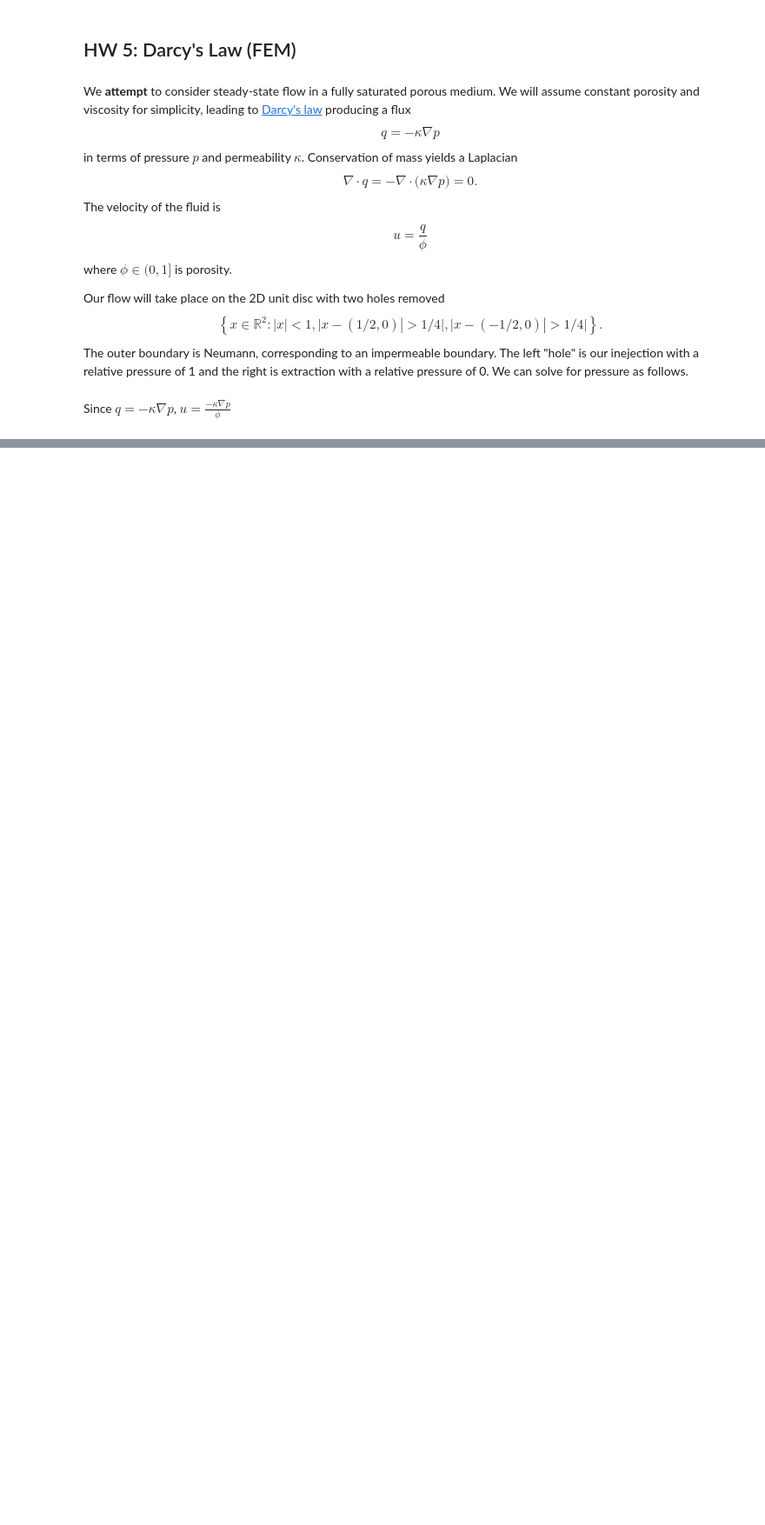
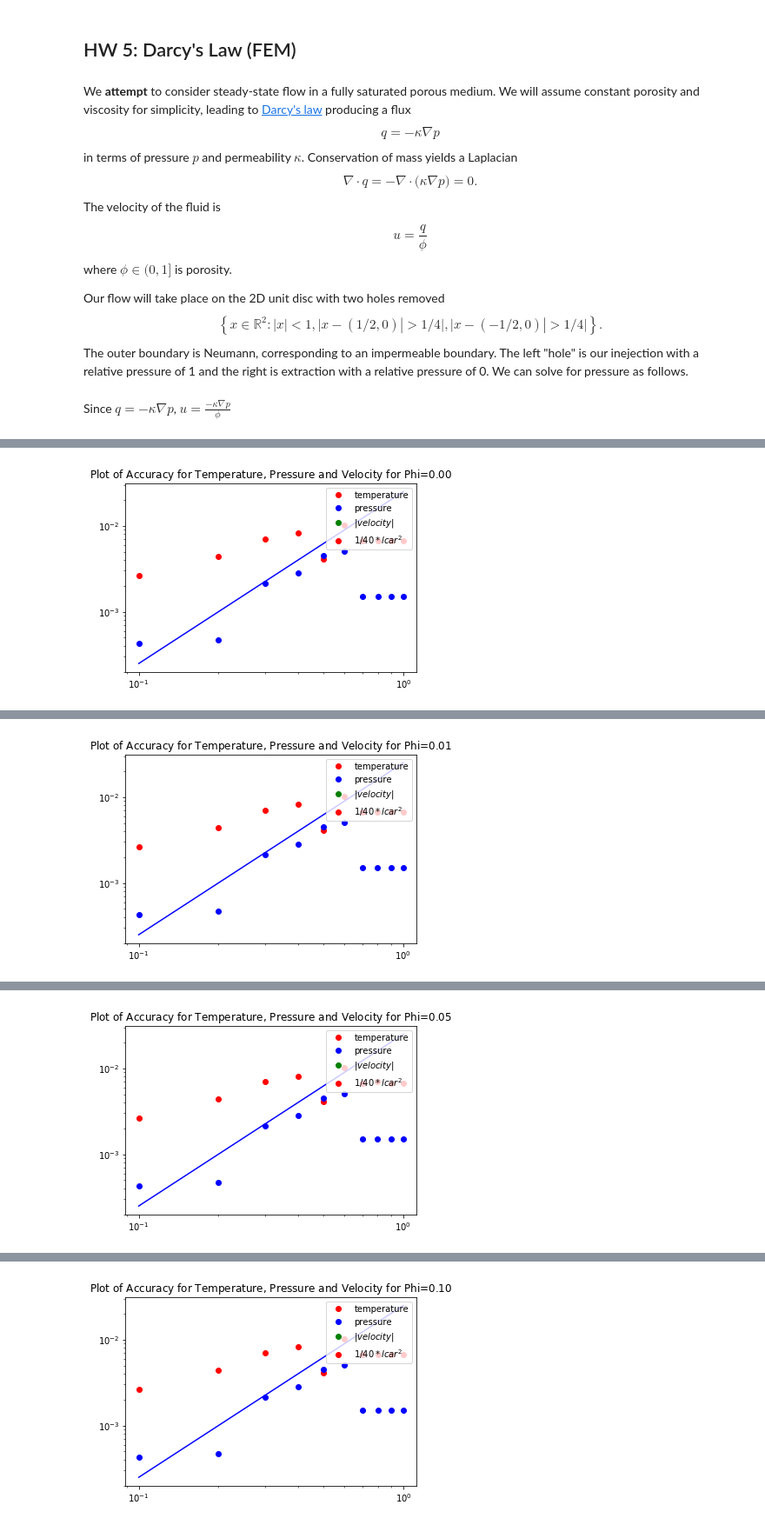
Before and after one commit to sarahaguasvivas/class, a Jupyter notebook: HW5/HW5.ipynb, the cells around one changed output, grey strips where cells are left out. Shown at 87% size. Cells and saved outputs as stored; diff of their text form; code cells hidden in the pictures; blank space fills up the shorter version.

```diff
--- a/HW5/HW5.ipynb
+++ b/HW5/HW5.ipynb
@@ -404,10 +421,10 @@ def fe2_solveTemp(fe, mesh, form, formTemp, dirichlet={}, spy=False):
 # %%
 q, w = tri_quad4()
-mesh = Mesh(shape='eyes', reshape_boundary=True)
+mesh = Mesh(shape='eyes',reshape_boundary=True)
 fe = fe2tri(2)
 prob= laplacian2()
 probTemp= laplace2Temperature()
-x, pressure, temperature = fe2_solveTemp(fe, mesh, prob.form,probTemp.form, dict(left=lambda x:0*x[:,0]+1, right=lambda x:0*x[:,0]))
+x, pressure, temperature, gradP = fe2_solveTemp(fe, mesh, prob.form,probTemp.form, dict(left=lambda x:0*x[:,0]+1, right=lambda x:0*x[:,0]))
 pyplot.tricontourf(x[:,0], x[:,1], pressure, triangles=mesh.tri2())
 pyplot.title('Pressure')
 pyplot.colorbar();
@@ -423,7 +436,7 @@ Newton 1 anorm 1.25e-14 rnorm 1.11e-15
 for phi1 in [3e-3,5e-3, 5e-2, 0.1,5e-1, 1]:
     probTemp.phi= phi1
 
-    x, pressure, temperature = fe2_solveTemp(fe, mesh, prob.form,probTemp.form, dict(left=lambda x:0*x[:,0]+1, right=lambda x:0*x[:,0]))
+    x, pressure, temperature, velocity = fe2_solveTemp(fe, mesh, prob.form, probTemp.form, dict(left=lambda x:0*x[:,0]+1, right=lambda x:0*x[:,0]))
     pyplot.tricontourf(x[:,0], x[:,1], temperature, triangles=mesh.tri2())
     pyplot.title('Temperature at Phi= $%.2f$' %phi1)
     pyplot.colorbar();
@@ -461,0 +459,11 @@ Newton 1 anorm 1.22e-14 rnorm 1.08e-15
+# %%
+#Getting both solutions for fe2 and fe1
+q, w = tri_quad4()
+mesh = Mesh(shape='eyes', lcar=0.4, reshape_boundary=True)
+fe2 = fe2tri(2)
+fe1 = fe2tri(1)
+
+prob= laplacian2()
+probTemp= laplace2Temperature()
+x, pressure, temperature, velocity = fe2_solveTemp(fe2, mesh, prob.form, probTemp.form, dict(left=lambda x:0*x[:,0]+1, right=lambda x:0*x[:,0]))
+x1, pressure1, temperature1, velocity1 = fe2_solveTemp(fe1, mesh, prob.form, probTemp.form, dict(left=lambda x:0*x[:,0]+1, right=lambda x:0*x[:,0]))
@@ -461,0 +472,57 @@ Newton 1 anorm 1.22e-14 rnorm 1.08e-15
+# %%
+# Carrying the integrals for the moments in a natural quadrature:
+
+def quad_trapezoid(n):
+    q = numpy.linspace(-1, 1, n)
+    w = 0*q + 2/(n-1)
+    w[[0,-1]] /= 2
+    return q, w
+
+
+
+#sols = []
+for phi1 in [3e-3,5e-3, 5e-2, 0.1,5e-1, 1]:
+    probTemp.phi= phi1
+    lcars = numpy.zeros(11)
+    i=0
+    for lcar in numpy.linspace(0.1, 1, 10):
+        i+=1
+        q, w = tri_quad4()
+        mesh = Mesh(shape='eyes',lcar=lcar, reshape_boundary=True)
+        fe2 = fe2tri(2)
+        fe1 = fe2tri(1)
+
+        prob= laplacian2()
+        probTemp= laplace2Temperature()
+        _, pressure, temperature, velocity = fe2_solveTemp(fe2, mesh, prob.form, probTemp.form, dict(left=lambda x:0*x[:,0]+1, right=lambda x:0*x[:,0]))
+        _, pressure1, temperature1, velocity1 = fe2_solveTemp(fe1, mesh, prob.form, probTemp.form, dict(left=lambda x:0*x[:,0]+1, right=lambda x:0*x[:,0]))
+
+        q, w= quad_trapezoid(len(temperature))
+        q1, w1= quad_trapezoid(len(temperature1))
+        Acc1temp= w.dot(temperature)
+        Acc2temp= w1.dot(temperature1)
+
+        q, w= quad_trapezoid(len(pressure))
+        q1, w1= quad_trapezoid(len(pressure1))
+        Acc1pres= w.dot(pressure)
+        Acc2pres= w1.dot(pressure1)
+
+        q, w= quad_trapezoid(len(velocity))
+        q1, w1= quad_trapezoid(len(velocity1))
+        Acc1vel= w.dot(velocity)
+        Acc2vel= w1.dot(velocity1)
+
+        pyplot.loglog(lcar, -Acc2temp+Acc1temp, 'or')
+        pyplot.loglog(lcar, -Acc2pres+ Acc1pres, 'ob')
+        pyplot.loglog(lcar, numpy.linalg.norm(Acc2vel- Acc2vel, numpy. inf), 'og')
+
+        #sols.append([-Acc2temp+Acc1temp,-Acc2pres+ Acc1pres, numpy.linalg.norm(Acc2vel- Acc2vel, numpy.inf), 1./(lcar)**2])
+        lcars[i]= lcar
+
+    pyplot.loglog(lcars, 1/40*lcars**2, 'b')
+
+    label= ("temperature", "pressure", "$\|velocity\|$", "$ 1/40* lcar^2$")
+    pyplot.title("Plot of Accuracy for Temperature, Pressure and Velocity for Phi=$%.2f$"%phi1)
+    pyplot.legend(label,loc= 'upper right')
+    pyplot.show()
+# %% [output]
@@ -461,0 +539 @@ Newton 1 anorm 1.22e-14 rnorm 1.08e-15
+[figure, added]
@@ -461,0 +550 @@ Newton 1 anorm 1.22e-14 rnorm 1.08e-15
+[figure, added]
@@ -461,0 +561 @@ Newton 1 anorm 1.22e-14 rnorm 1.08e-15
+[figure, added]
@@ -461,0 +572 @@ Newton 1 anorm 1.22e-14 rnorm 1.08e-15
+[figure, added]
```
Also changed, not shown: parts of 10 cells of this notebook, 1 other file.
